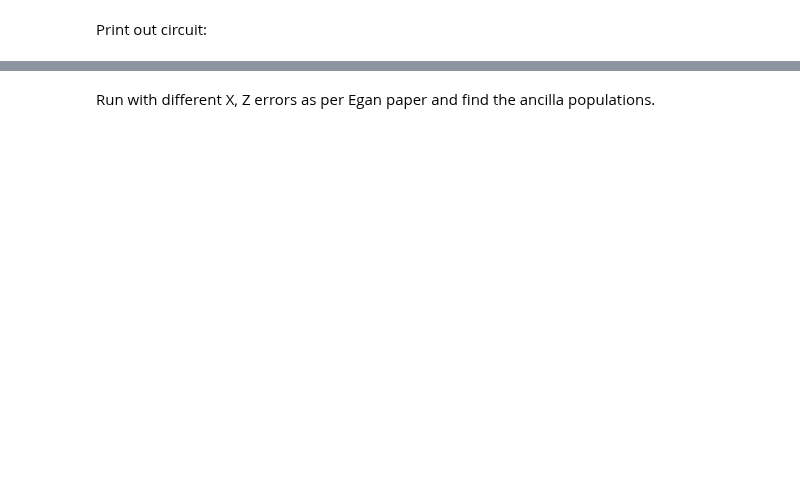
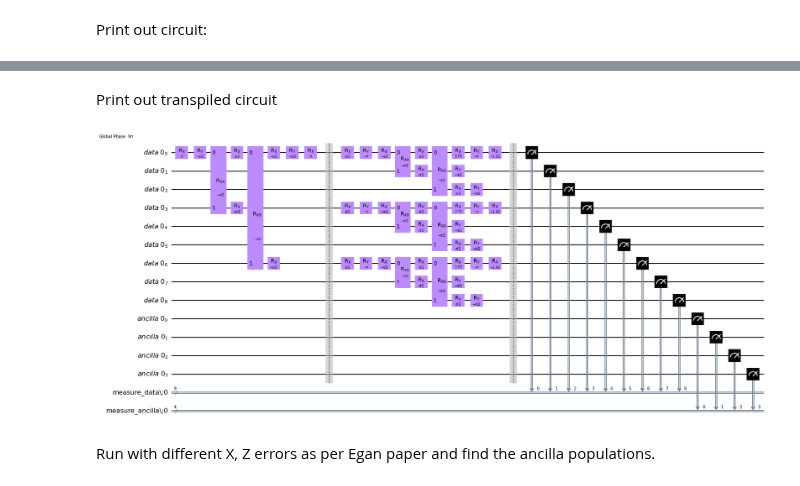
Before and after one commit to goldsmdn/SteaneCode, a Jupyter notebook: Bacon_Shor.ipynb, the cells around one changed output, grey strips where cells are left out. Drawn from its saved outputs; the diff is of its cells as text; code cells hidden in the pictures; blank space fills up the shorter version.

```diff
--- a/Bacon_Shor.ipynb
+++ b/Bacon_Shor.ipynb
@@ -314,3 +179,9 @@ qc.draw(output='mpl', filename = 'Bacon_Shor_encoding_circuit.jpg', fold=60)
+# %% [markdown]
+Print out transpiled circuit
+# %%
+qt.draw(output='mpl', filename = 'Bacon_Shor_encoding_circuit_transpiled.jpg', fold = 60)
+# %% [output]
+[figure, added]
 # %% [markdown]
 Run with different X, Z errors as per Egan paper and find the ancilla populations.
 # %%
```
Also changed, not shown: parts of 35 cells of this notebook.
